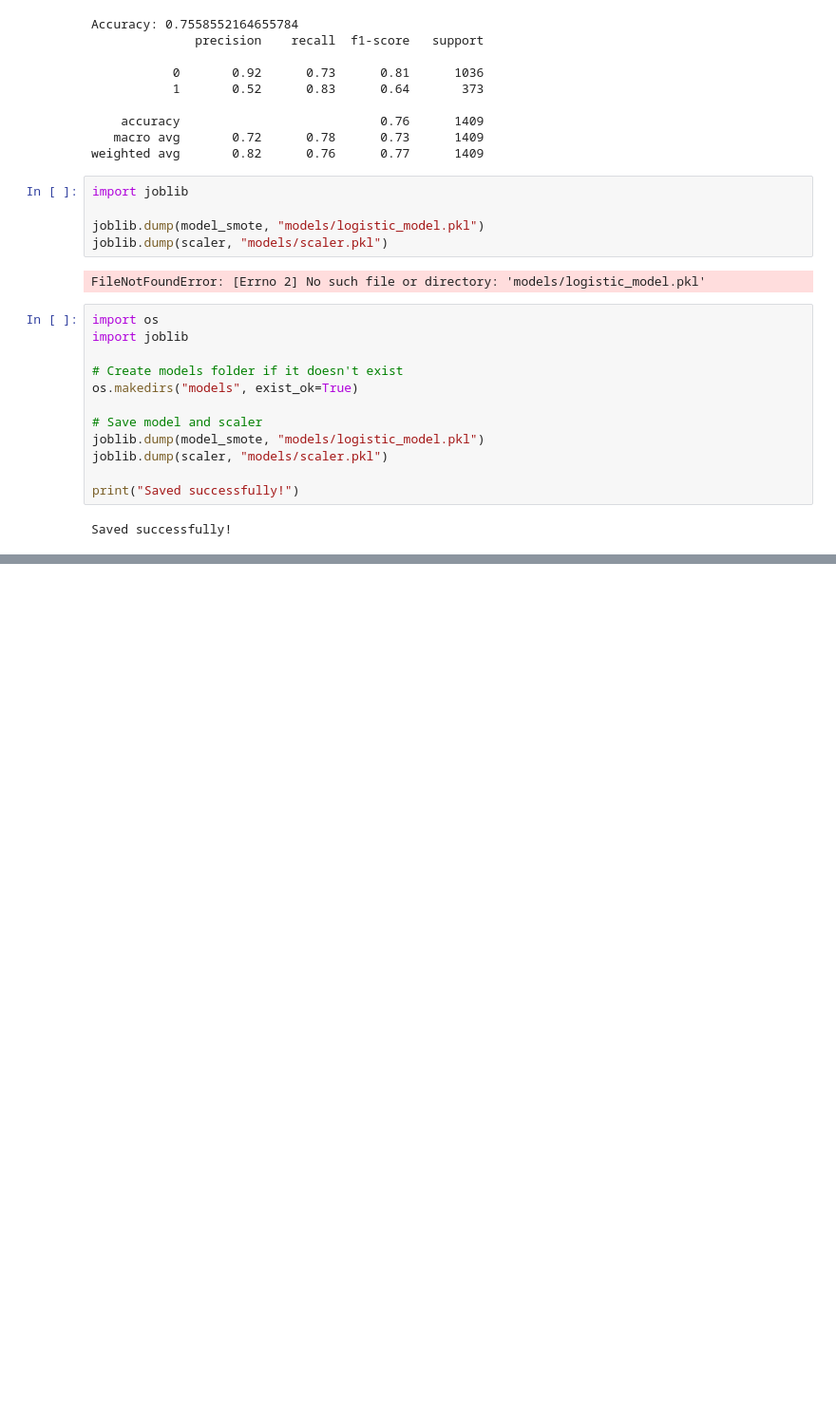
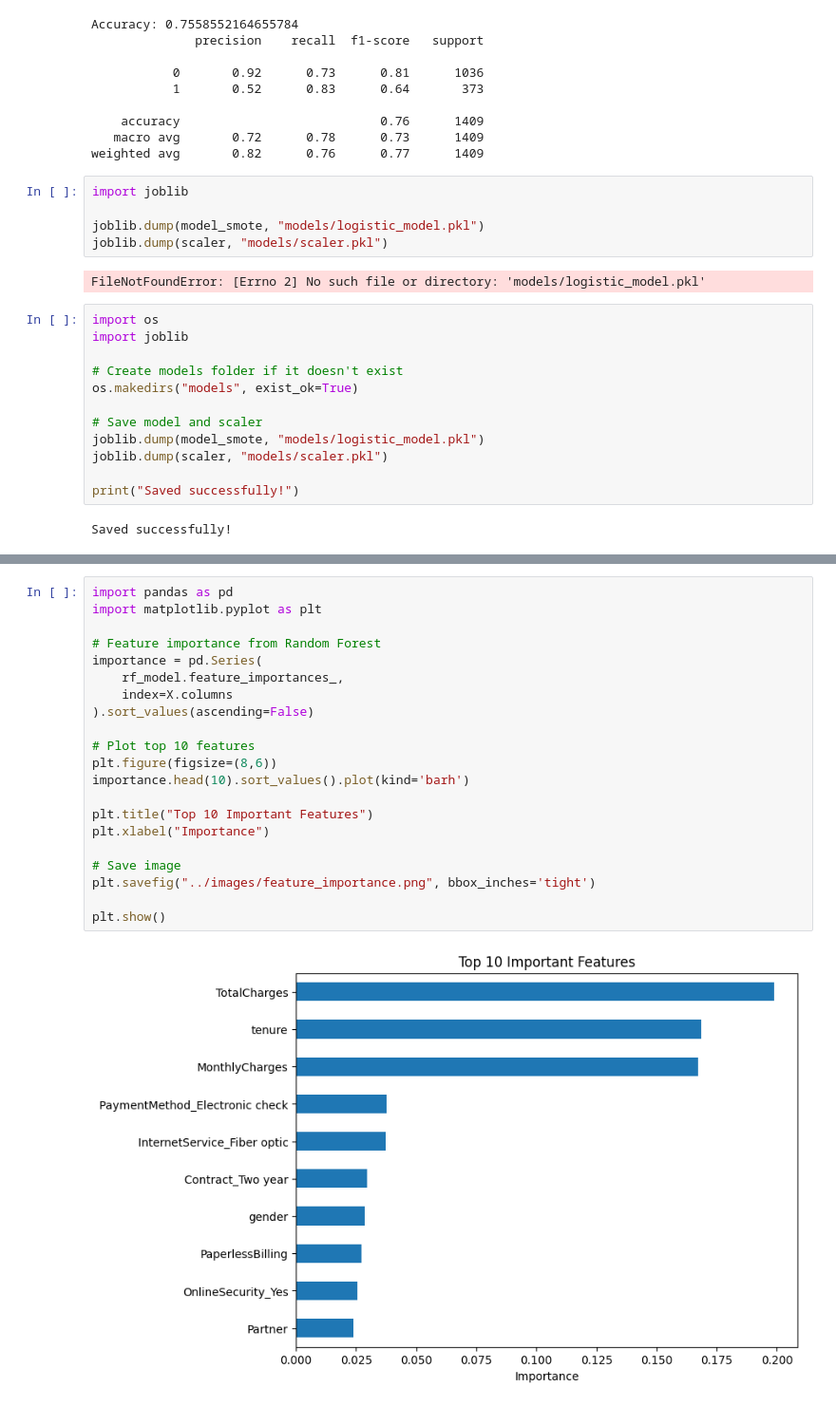
Before and after one commit to Vishal08-A/-Customer-Churn-Prediction, a Jupyter notebook: notebook/churn_analysis.ipynb, the cells around one changed output, grey strips where cells are left out. Shown at 95% size. Cells and saved outputs as stored; diff of their text form; blank space fills up the shorter version.

```diff
--- a/notebook/churn_analysis.ipynb
+++ b/notebook/churn_analysis.ipynb
@@ -720,0 +759,23 @@ Saved successfully!
+# %%
+import pandas as pd
+import matplotlib.pyplot as plt
+
+# Feature importance from Random Forest
+importance = pd.Series(
+    rf_model.feature_importances_,
+    index=X.columns
+).sort_values(ascending=False)
+
+# Plot top 10 features
+plt.figure(figsize=(8,6))
+importance.head(10).sort_values().plot(kind='barh')
+
+plt.title("Top 10 Important Features")
+plt.xlabel("Importance")
+
+# Save image
+plt.savefig("../images/feature_importance.png", bbox_inches='tight')
+
+plt.show()
+# %% [output]
+[figure, added]
```
Also changed, not shown: parts of 6 cells of this notebook, 4 other files.
